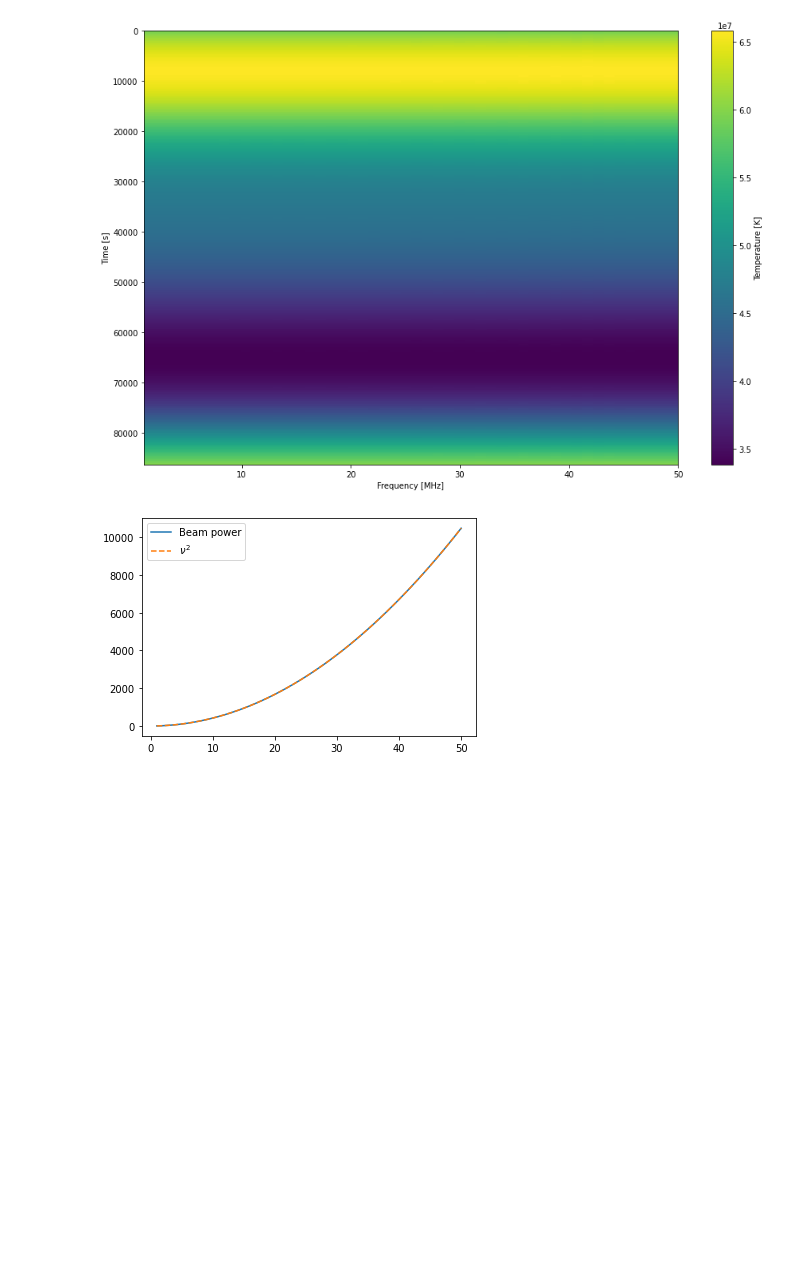
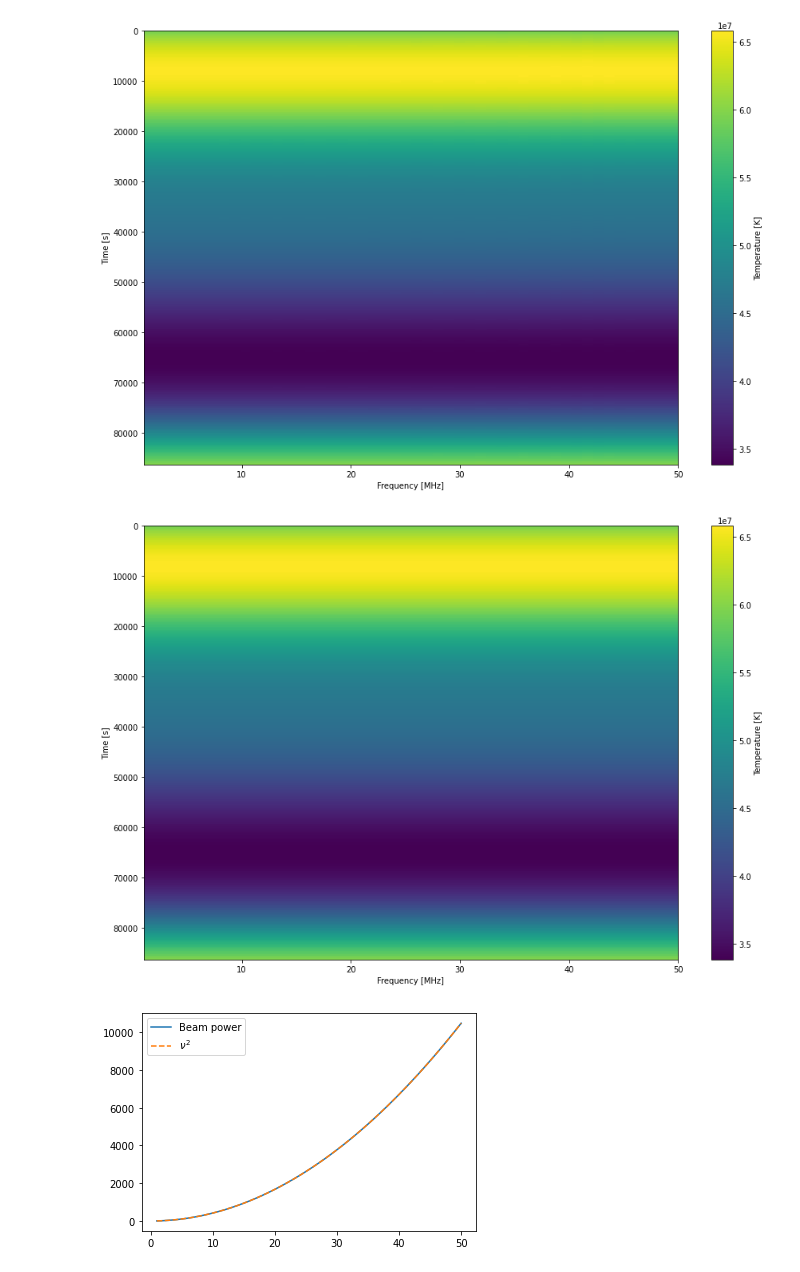
Before and after one commit to christianhbye/croissant, a Jupyter notebook: notebooks/example_sim.ipynb, the cells around one changed output. Saved outputs shown, nothing was run; the diff lists cells and outputs as text; code cells hidden in the pictures; blank space fills up the shorter version.

```diff
--- a/notebooks/example_sim.ipynb
+++ b/notebooks/example_sim.ipynb
@@ -83,7 +108,14 @@ sim.run()
 # %%
+# dpss mode
+sim.run(dpss=True, dpss_nterms=35)
 sim.plot(figsize=(15,10), power=2.5)
 # %% [output]
 [figure]
+# %%
+sim.run(dpss=False)
+sim.plot(figsize=(15,10), power=2.5)
+# %% [output]
+[figure, added]
 # %%
 plt.figure()
 plt.plot(sim.frequencies, sim.beam.total_power, label="Beam power")
```
Also changed, not shown: parts of 11 cells of this notebook.
